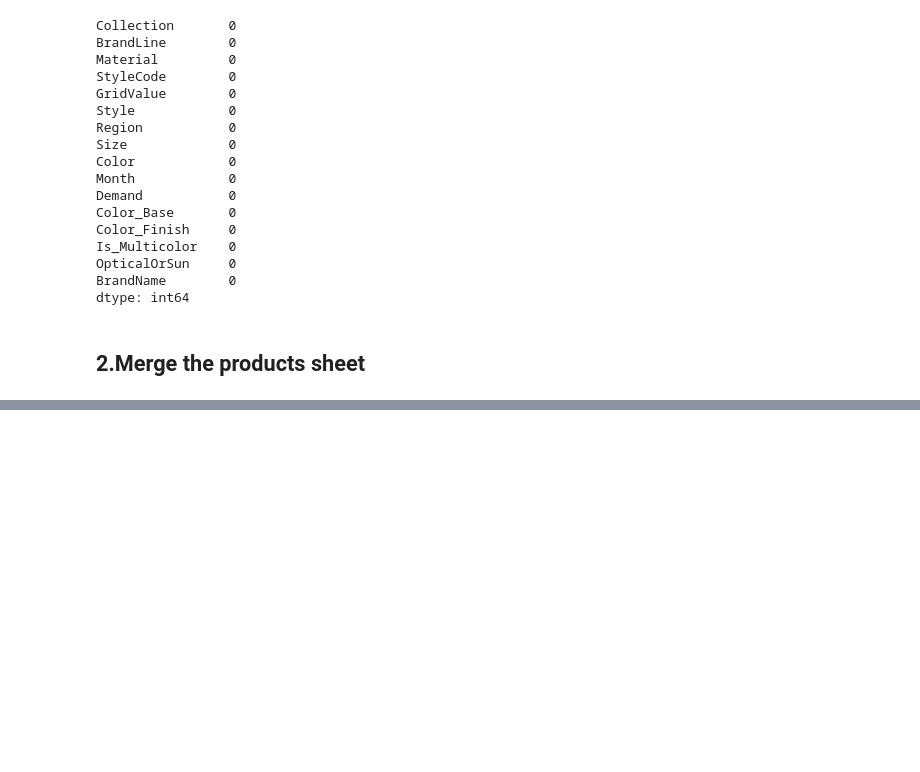
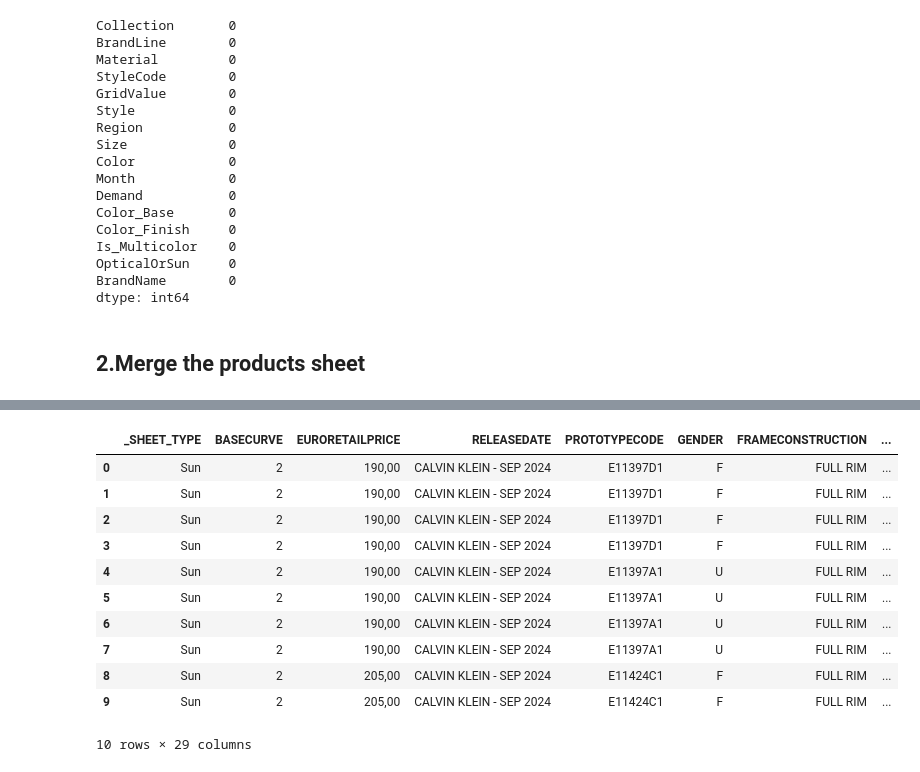
Before and after one commit to yxinzh/Team5VSP, a Jupyter notebook: explore.ipynb, the cells around one changed output, grey strips where cells are left out. Saved outputs shown, nothing was run; the diff lists cells and outputs as text; code cells hidden in the pictures; blank space fills up the shorter version.

```diff
--- a/explore.ipynb
+++ b/explore.ipynb
@@ -480,0 +481,18 @@ remaining cols: ['RELEASEDATE', 'EURORETAILPRICE', 'FRAMESHAPE', 'BRAND', 'MADEI
+# %%
+#extracting color info
+products[['Color_Base', 'Color_Finish', 'Is_Multicolor']] = products['COLORDESCRIPTION'].apply(extract_color_features)
+# %%
+products.head(10)
+# %% [output]
+|  | _SHEET_TYPE | BASECURVE | EURORETAILPRICE | RELEASEDATE | PROTOTYPECODE | GENDER | FRAMECONSTRUCTION | ... |
+| 0 | Sun | 2 | 190,00 | CALVIN KLEIN - SEP 2024 | E11397D1 | F | FULL RIM | ... |
+| 1 | Sun | 2 | 190,00 | CALVIN KLEIN - SEP 2024 | E11397D1 | F | FULL RIM | ... |
+| 2 | Sun | 2 | 190,00 | CALVIN KLEIN - SEP 2024 | E11397D1 | F | FULL RIM | ... |
+| 3 | Sun | 2 | 190,00 | CALVIN KLEIN - SEP 2024 | E11397D1 | F | FULL RIM | ... |
+| 4 | Sun | 2 | 190,00 | CALVIN KLEIN - SEP 2024 | E11397A1 | U | FULL RIM | ... |
+| 5 | Sun | 2 | 190,00 | CALVIN KLEIN - SEP 2024 | E11397A1 | U | FULL RIM | ... |
+| 6 | Sun | 2 | 190,00 | CALVIN KLEIN - SEP 2024 | E11397A1 | U | FULL RIM | ... |
+| 7 | Sun | 2 | 190,00 | CALVIN KLEIN - SEP 2024 | E11397A1 | U | FULL RIM | ... |
+| 8 | Sun | 2 | 205,00 | CALVIN KLEIN - SEP 2024 | E11424C1 | F | FULL RIM | ... |
+| 9 | Sun | 2 | 205,00 | CALVIN KLEIN - SEP 2024 | E11424C1 | F | FULL RIM | ... |
+10 rows × 29 columns
```
Also changed, not shown: parts of 4 cells of this notebook.
